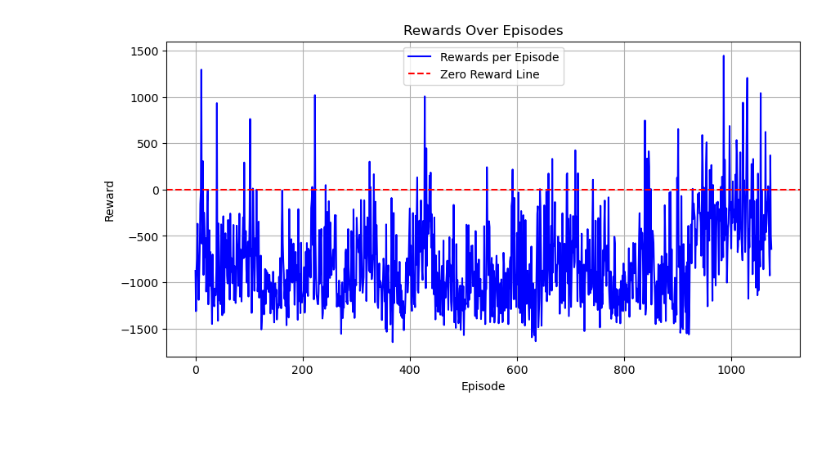
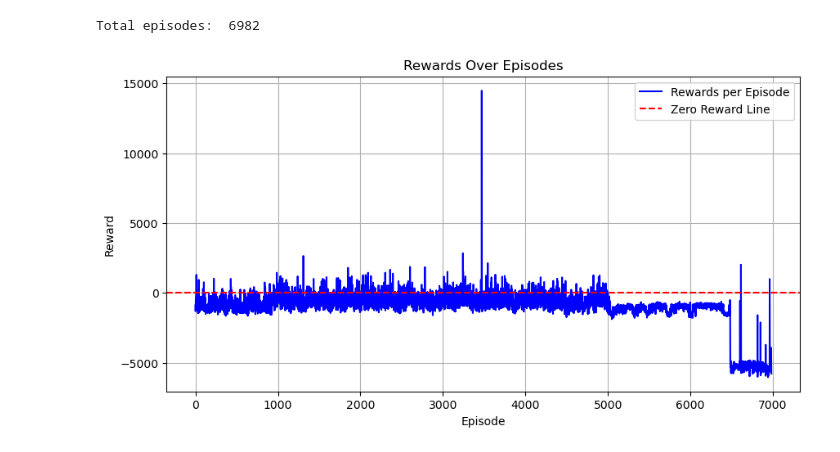
Before and after one commit to nameisalfio/q-learning-maze-robot, a Jupyter notebook: logs/plot_training_reward.ipynb, the cells around one changed output. Cells and saved outputs as stored; diff of their text form; code cells hidden in the pictures.

Commit message:
Bug fix e aggiustamenti alla configurazione di training

```diff
--- a/logs/plot_training_reward.ipynb
+++ b/logs/plot_training_reward.ipynb
@@ -1,32 +1,39 @@
 # %%
 from matplotlib import pyplot as plt
 import numpy as np
 
-log_file_path = "/Users/danielemateria/Desktop/q-learning-maze-robot/logs/training_20250614_185027.log"
+log_file_paths = ["/Users/danielemateria/Desktop/q-learning-maze-robot/logs/training_20250614_185027.log", "/Users/danielemateria/Desktop/q-learning-maze-robot/logs/training_20250615_143628.log",
+                  "/Users/danielemateria/Desktop/q-learning-maze-robot/logs/training_20250615_202944.log", "/Users/danielemateria/Desktop/q-learning-maze-robot/logs/training_20250615_210945.log",
+                  "/Users/danielemateria/Desktop/q-learning-maze-robot/logs/training_20250615_230011.log"]
 
-def extract_rewards_from_log(log_file_path):
+def extract_rewards_from_log(log_file_paths):
     rewards = np.array([])
-    with open(log_file_path, 'r') as file:
-        for line in file:
-            if "|" in line:
-                line = line.split("|")
-                reward = line[1].strip()
-                parts = reward.split(":")
-                reward = float(parts[-1])
-                rewards = np.append(rewards, reward)
+    for log_file_path in log_file_paths:
+        with open(log_file_path, 'r') as file:
+            reward = None
+            for line in file:
+                if "|" in line:
+                    line = line.split("|")
+                    reward = line[1].strip()
+                    parts = reward.split(":")
+                    reward = float(parts[-1])
+                    rewards = np.append(rewards, reward)
     return rewards
 
 def plot_rewards(rewards):
     plt.figure(figsize=(10, 5))
     plt.plot(rewards, label='Rewards per Episode', color='blue')
     plt.xlabel('Episode')
     plt.ylabel('Reward')
     plt.title('Rewards Over Episodes')
     plt.axhline(y=0, color='r', linestyle='--', label='Zero Reward Line')
     plt.legend()
     plt.grid()
     plt.show()
-rewards = extract_rewards_from_log(log_file_path)
+rewards = extract_rewards_from_log(log_file_paths)
+
+print("Total episodes: ", len(rewards))
 plot_rewards(rewards)
 # %% [output]
+Total episodes:  6982
-[figure, old version]
+[figure, new version]
```
Also changed, not shown: 3 other files.
